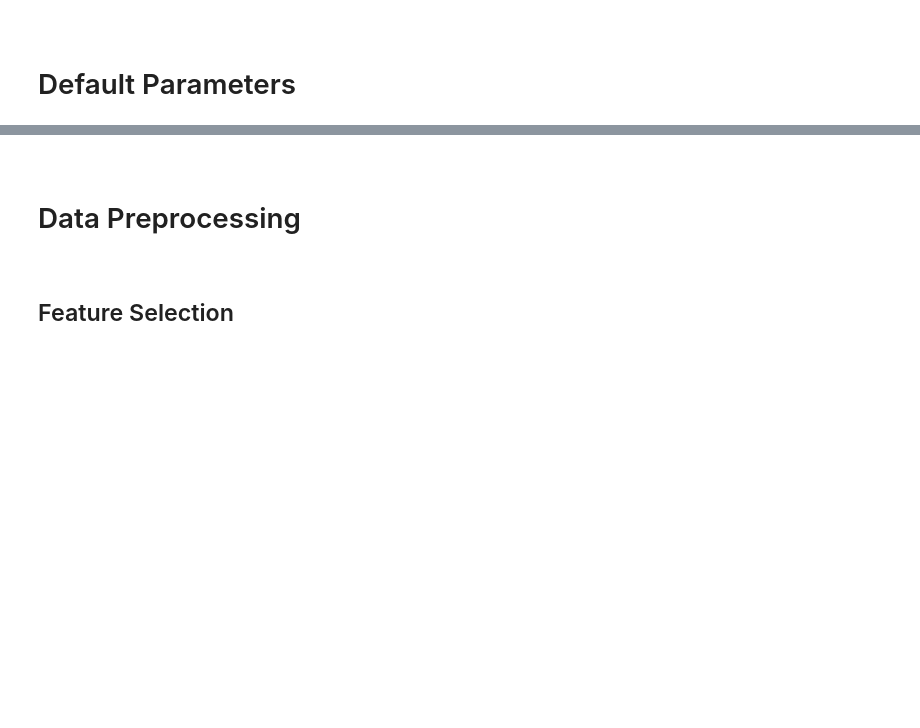
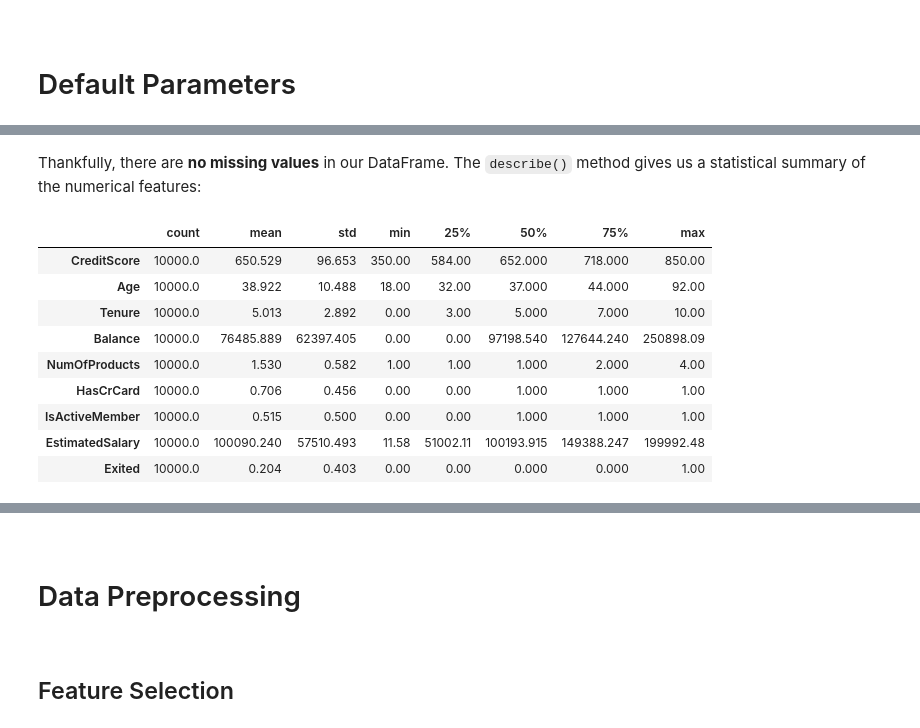
Before and after one commit to KOrfanakis/Predicting_Customer_Churn_Classification, a Jupyter notebook: Analysis_Notebook.ipynb, the cells around one changed output, grey strips where cells are left out. Cells and saved outputs as stored; diff of their text form; code cells hidden in the pictures; blank space fills up the shorter version.

```diff
--- a/Analysis_Notebook.ipynb
+++ b/Analysis_Notebook.ipynb
@@ -50,0 +73,16 @@
+# %%
+pd.set_option('precision', 3)
+
+%config InlineBackend.figure_format = 'retina'
+sns.set_style('darkgrid')
+
+font_size = 20
+plt.rcParams['axes.labelsize'] = font_size
+plt.rcParams['axes.titlesize'] = font_size
+plt.rcParams['xtick.labelsize'] = font_size - 2
+plt.rcParams['ytick.labelsize'] = font_size - 2
+plt.rcParams['legend.fontsize'] = font_size - 2
+
+colors = ['#00A5E0', '#DD403A']
+
+random_state = 0
@@ -50,0 +150,15 @@
+# %% [markdown]
+Thankfully, there are **no missing values** in our DataFrame. The `describe()` method gives us a statistical summary of the numerical features:
+# %%
+df.describe().T
+# %% [output]
+|  | count | mean | std | min | 25% | 50% | 75% | max |
+| CreditScore | 10000.0 | 650.529 | 96.653 | 350.00 | 584.00 | 652.000 | 718.000 | 850.00 |
+| Age | 10000.0 | 38.922 | 10.488 | 18.00 | 32.00 | 37.000 | 44.000 | 92.00 |
+| Tenure | 10000.0 | 5.013 | 2.892 | 0.00 | 3.00 | 5.000 | 7.000 | 10.00 |
+| Balance | 10000.0 | 76485.889 | 62397.405 | 0.00 | 0.00 | 97198.540 | 127644.240 | 250898.09 |
+| NumOfProducts | 10000.0 | 1.530 | 0.582 | 1.00 | 1.00 | 1.000 | 2.000 | 4.00 |
+| HasCrCard | 10000.0 | 0.706 | 0.456 | 0.00 | 0.00 | 1.000 | 1.000 | 1.00 |
+| IsActiveMember | 10000.0 | 0.515 | 0.500 | 0.00 | 0.00 | 1.000 | 1.000 | 1.00 |
+| EstimatedSalary | 10000.0 | 100090.240 | 57510.493 | 11.58 | 51002.11 | 100193.915 | 149388.247 | 199992.48 |
+| Exited | 10000.0 | 0.204 | 0.403 | 0.00 | 0.00 | 0.000 | 0.000 | 1.00 |
```
Also changed, not shown: parts of 19 cells of this notebook.
